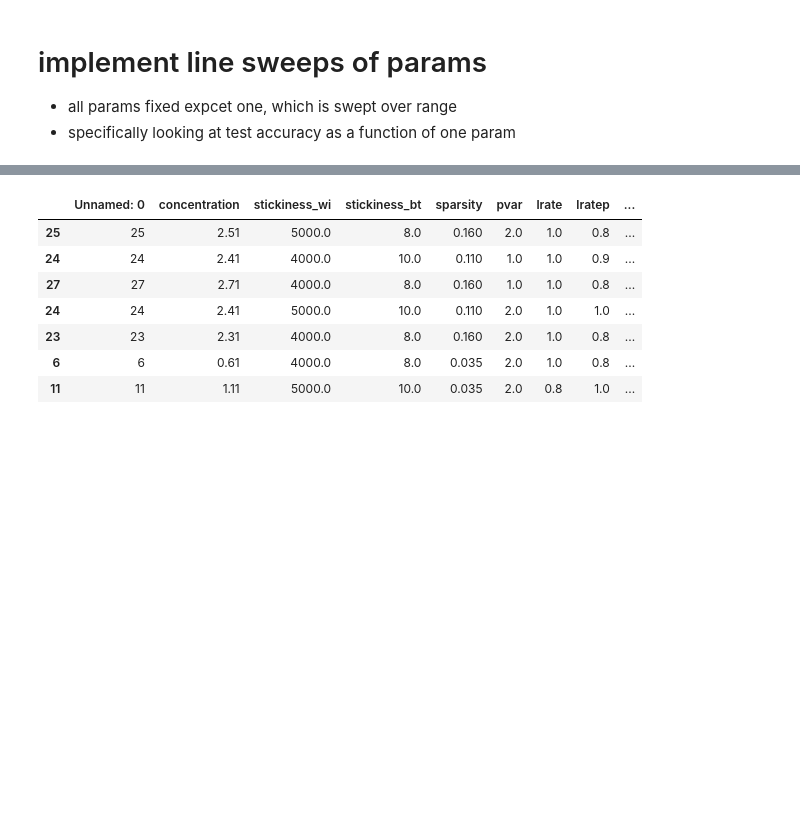
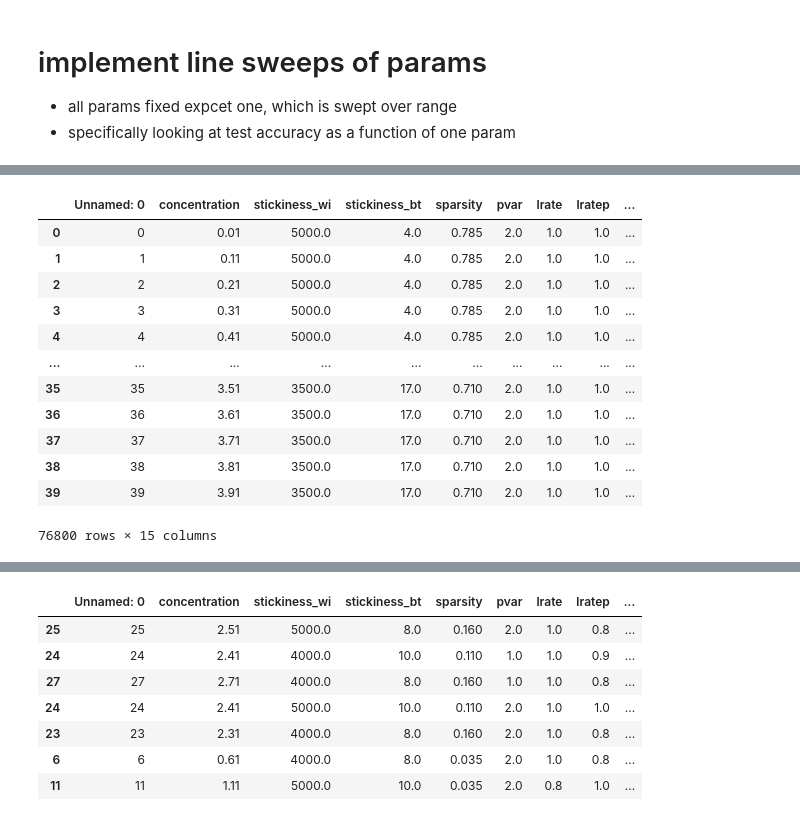
Before and after one commit to andrebeu/CSW, a Jupyter notebook: cswsem0621/gridsearch-testacc-analysis.ipynb, the cells around one changed output, grey strips where cells are left out. Drawn from its saved outputs; the diff is of its cells as text; code cells hidden in the pictures; blank space fills up the shorter version.

```diff
--- a/cswsem0621/gridsearch-testacc-analysis.ipynb
+++ b/cswsem0621/gridsearch-testacc-analysis.ipynb
@@ -29,4 +32,19 @@ gsdf = pd.concat(L)
 gsdf.to_csv('data/gsdf-'+gsname+'.csv')
 # %%
 gsdf.loc[:,'mi'] = gsdf.middle-gsdf.interleaved
+gsdf
+# %% [output]
+|  | Unnamed: 0 | concentration | stickiness_wi | stickiness_bt | sparsity | pvar | lrate | lratep | ... |
+| 0 | 0 | 0.01 | 5000.0 | 4.0 | 0.785 | 2.0 | 1.0 | 1.0 | ... |
+| 1 | 1 | 0.11 | 5000.0 | 4.0 | 0.785 | 2.0 | 1.0 | 1.0 | ... |
+| 2 | 2 | 0.21 | 5000.0 | 4.0 | 0.785 | 2.0 | 1.0 | 1.0 | ... |
+| 3 | 3 | 0.31 | 5000.0 | 4.0 | 0.785 | 2.0 | 1.0 | 1.0 | ... |
+| 4 | 4 | 0.41 | 5000.0 | 4.0 | 0.785 | 2.0 | 1.0 | 1.0 | ... |
+| ... | ... | ... | ... | ... | ... | ... | ... | ... | ... |
+| 35 | 35 | 3.51 | 3500.0 | 17.0 | 0.710 | 2.0 | 1.0 | 1.0 | ... |
+| 36 | 36 | 3.61 | 3500.0 | 17.0 | 0.710 | 2.0 | 1.0 | 1.0 | ... |
+| 37 | 37 | 3.71 | 3500.0 | 17.0 | 0.710 | 2.0 | 1.0 | 1.0 | ... |
+| 38 | 38 | 3.81 | 3500.0 | 17.0 | 0.710 | 2.0 | 1.0 | 1.0 | ... |
+| 39 | 39 | 3.91 | 3500.0 | 17.0 | 0.710 | 2.0 | 1.0 | 1.0 | ... |
+76800 rows × 15 columns
 # %%
```
Also changed, not shown: parts of 4 cells of this notebook, 17 other files.
